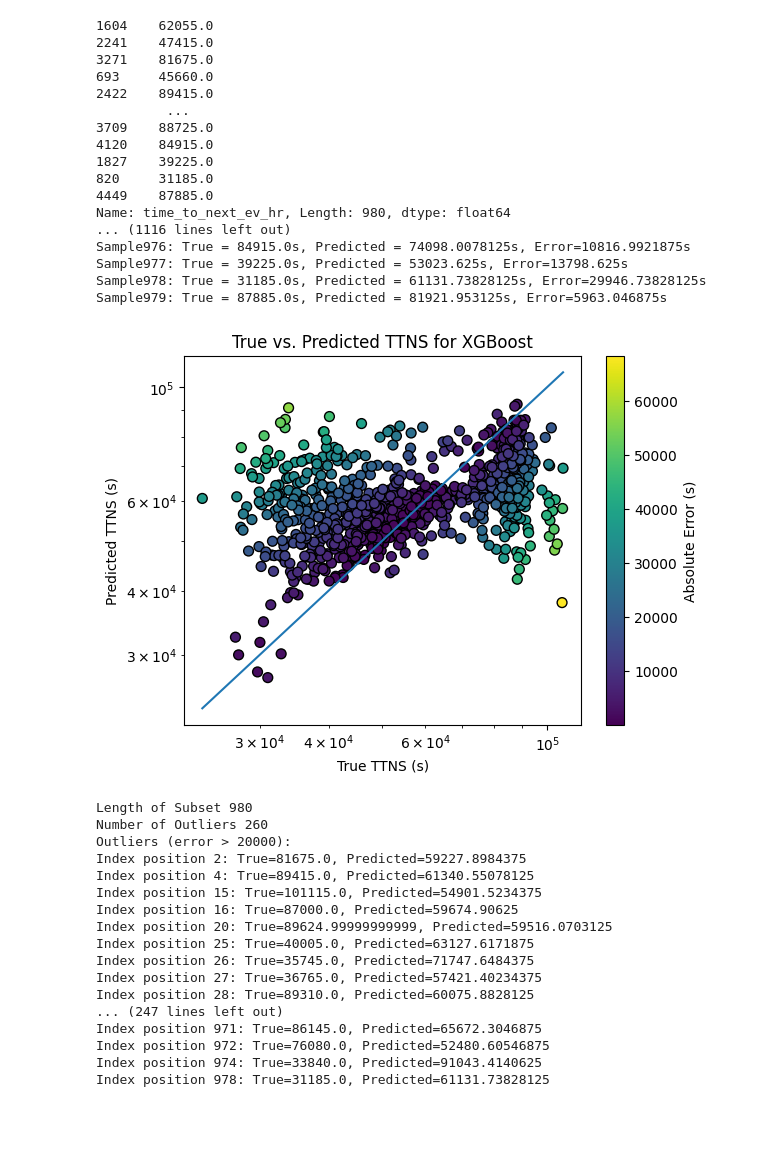
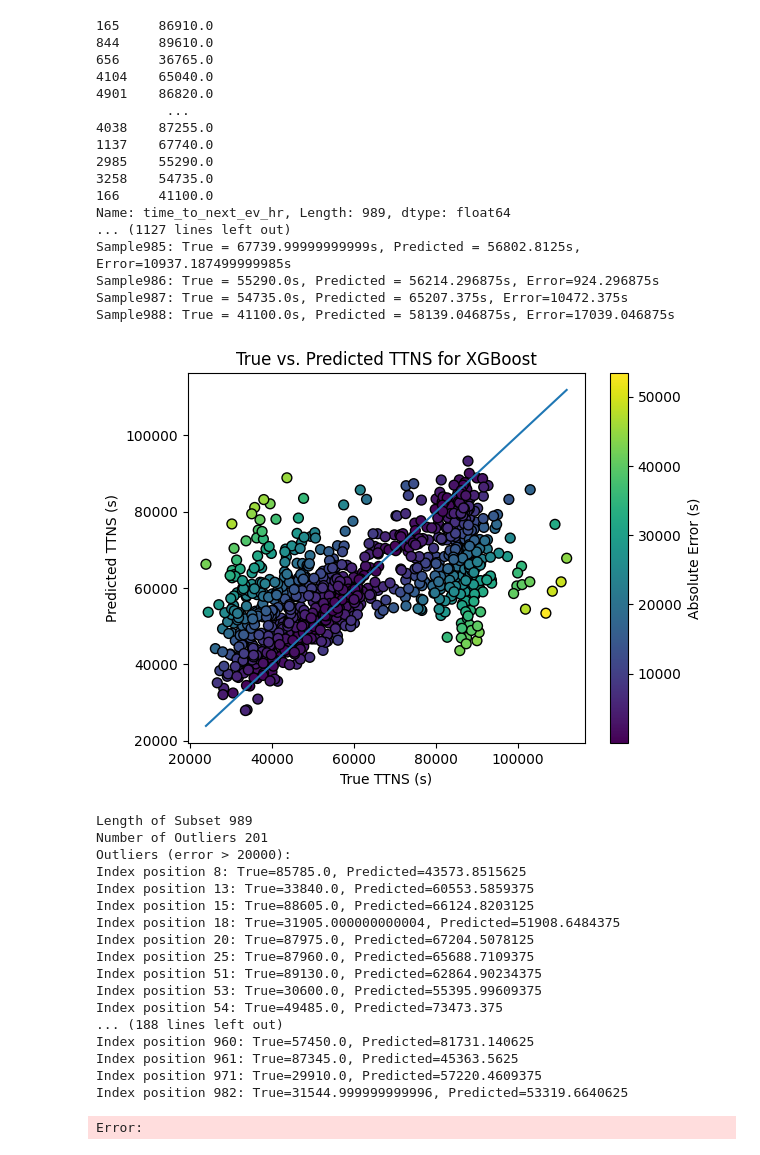
Before and after one commit to Icequake-QRC-Mines/Icequake-QRC-, a Jupyter notebook: Classical/XGBoost.ipynb, the cells around one changed output. Saved outputs shown, nothing was run; the diff lists cells and outputs as text; code cells hidden in the pictures; blank space fills up the shorter version.

Commit message:
Implemented and optimized classical reservoir. Checked all classical methods for best performance with feature weighting. Tested and confirmed upper limit is 20 for previous features

```diff
--- a/Classical/XGBoost.ipynb
+++ b/Classical/XGBoost.ipynb
@@ -18,5 +19,12 @@ data_orig = pd.read_csv("../Whillians-GPS-Data-and-Features.csv")
 filtered_time = pd.read_csv("../filtered_time_to_next_event.csv")
 #filtered_time = pd.read_csv("filtered_time_normalized.csv", index_col=0)
 #data_orig = data_orig.loc[filtered_time.index]
-X_train, X_val, X_test, y_train, y_val, y_test, feature_cols, amount_of_known = preprocess_data(filtered_time, data_orig)
+
+
+#Testing 182 lag events for classical-only model:
+X_train, X_val, X_test, y_train, y_val, y_test, feature_cols = preprocess_data_window(
+    filtered_time,
+    data_orig,
+    n_previous_events=20
+)
 # %% [output]
@@ -108,48 +103,48 @@ Mean XGBoost Error: 14045.619058912627
 # %%
 #XGBoost Analysis
 
 #Taking the target column and predictions out of the log scale to calculate the average error in seconds
 #y_test_secs = y_test.reshape(1,-1)
 y_test_secs = y_test
 XG_pred_secs = XGBoost_Prediction
 print(y_test_secs)
 print(XG_pred_secs)
 absolute_error_secs_XG = np.abs(XG_pred_secs - y_test_secs)
 
 #printing the true vs predicted value and error in seconds for every recrod
 for i, (true, pred, abs_error) in enumerate(zip(y_test_secs, XG_pred_secs, absolute_error_secs_XG)):
   print(f"Sample{i}: True = {true}s, Predicted = {pred}s, Error={abs_error}s")
 
 # Scatter plot of predicted vs true
 plt.figure()
 plt.scatter(y_test_secs, XG_pred_secs, c=absolute_error_secs_XG, cmap='viridis', s=50, edgecolors="black")
 plt.colorbar(label="Absolute Error (s)")
 plt.plot([min(y_test_secs), max(y_test_secs)], [min(y_test_secs), max(y_test_secs)])
 plt.xlabel("True TTNS (s)")
 plt.ylabel("Predicted TTNS (s)")
 plt.title("True vs. Predicted TTNS for XGBoost")
-plt.xscale('log')
-plt.yscale('log')
+#plt.xscale('log')
+#plt.yscale('log')
 plt.show()
 # %% [output]
-1604    62055.0
-2241    47415.0
-3271    81675.0
-693     45660.0
-2422    89415.0
+165     86910.0
+844     89610.0
+656     36765.0
+4104    65040.0
+4901    86820.0
          ...
-3709    88725.0
-4120    84915.0
-1827    39225.0
-820     31185.0
-4449    87885.0
-Name: time_to_next_ev_hr, Length: 980, dtype: float64
-... (1116 lines left out)
-Sample976: True = 84915.0s, Predicted = 74098.0078125s, Error=10816.9921875s
-Sample977: True = 39225.0s, Predicted = 53023.625s, Error=13798.625s
-Sample978: True = 31185.0s, Predicted = 61131.73828125s, Error=29946.73828125s
-Sample979: True = 87885.0s, Predicted = 81921.953125s, Error=5963.046875s
+4038    87255.0
+1137    67740.0
+2985    55290.0
+3258    54735.0
+166     41100.0
+Name: time_to_next_ev_hr, Length: 989, dtype: float64
+... (1127 lines left out)
+Sample985: True = 67739.99999999999s, Predicted = 56802.8125s, Error=10937.187499999985s
+Sample986: True = 55290.0s, Predicted = 56214.296875s, Error=924.296875s
+Sample987: True = 54735.0s, Predicted = 65207.375s, Error=10472.375s
+Sample988: True = 41100.0s, Predicted = 58139.046875s, Error=17039.046875s
-[figure, old version]
+[figure, new version]
 # %%
 # Compute absolute errors
 print("Length of Subset", len(XG_pred_secs))
@@ -170,23 +165,24 @@ for idx in X_outliers:
     pred = XG_pred_secs[idx]       # numpy array: use normal indexing
     print(f"Index position {idx}: True={true}, Predicted={pred}")
 # %% [output]
-Length of Subset 980
-Number of Outliers 260
+Length of Subset 989
+Number of Outliers 201
 Outliers (error > 20000):
-Index position 2: True=81675.0, Predicted=59227.8984375
-Index position 4: True=89415.0, Predicted=61340.55078125
-Index position 15: True=101115.0, Predicted=54901.5234375
-Index position 16: True=87000.0, Predicted=59674.90625
-Index position 20: True=89624.99999999999, Predicted=59516.0703125
-Index position 25: True=40005.0, Predicted=63127.6171875
-Index position 26: True=35745.0, Predicted=71747.6484375
-Index position 27: True=36765.0, Predicted=57421.40234375
-Index position 28: True=89310.0, Predicted=60075.8828125
-... (247 lines left out)
-Index position 971: True=86145.0, Predicted=65672.3046875
-Index position 972: True=76080.0, Predicted=52480.60546875
-Index position 974: True=33840.0, Predicted=91043.4140625
-Index position 978: True=31185.0, Predicted=61131.73828125
+Index position 8: True=85785.0, Predicted=43573.8515625
+Index position 13: True=33840.0, Predicted=60553.5859375
+Index position 15: True=88605.0, Predicted=66124.8203125
+Index position 18: True=31905.000000000004, Predicted=51908.6484375
+Index position 20: True=87975.0, Predicted=67204.5078125
+Index position 25: True=87960.0, Predicted=65688.7109375
+Index position 51: True=89130.0, Predicted=62864.90234375
+Index position 53: True=30600.0, Predicted=55395.99609375
+Index position 54: True=49485.0, Predicted=73473.375
+... (188 lines left out)
+Index position 960: True=57450.0, Predicted=81731.140625
+Index position 961: True=87345.0, Predicted=45363.5625
+Index position 971: True=29910.0, Predicted=57220.4609375
+Index position 982: True=31544.999999999996, Predicted=53319.6640625
+Error:
 # %%
 # Driving parameters for XG
 
```
Also changed, not shown: parts of 4 cells of this notebook, 7 other files.
